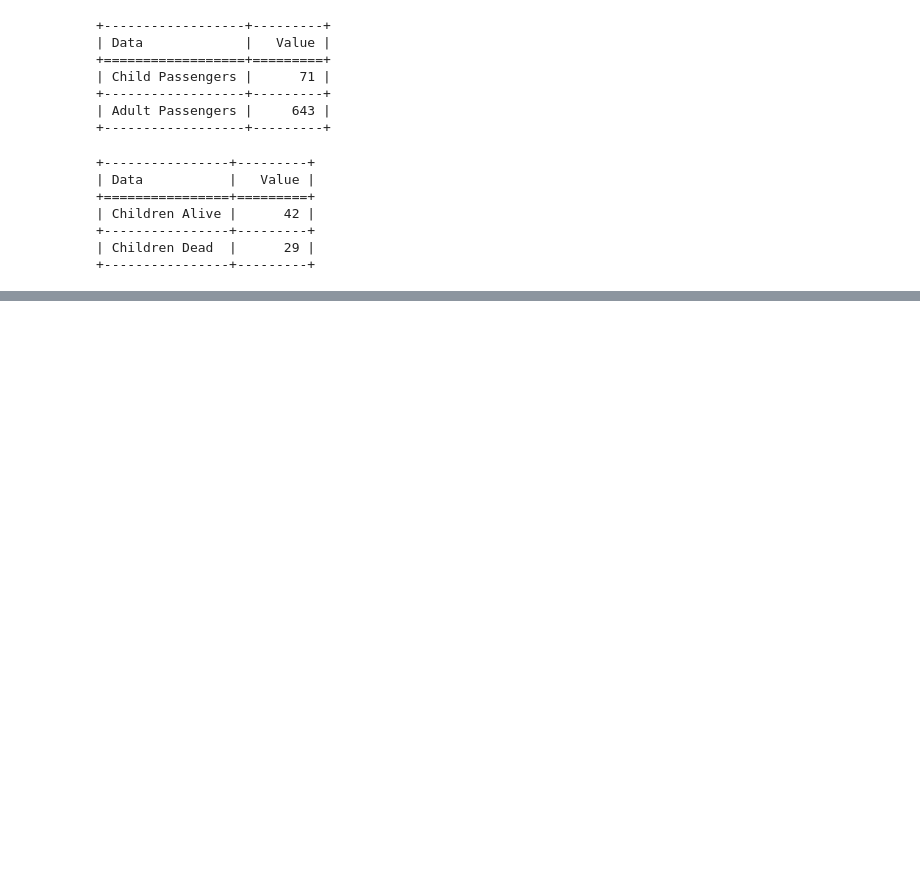
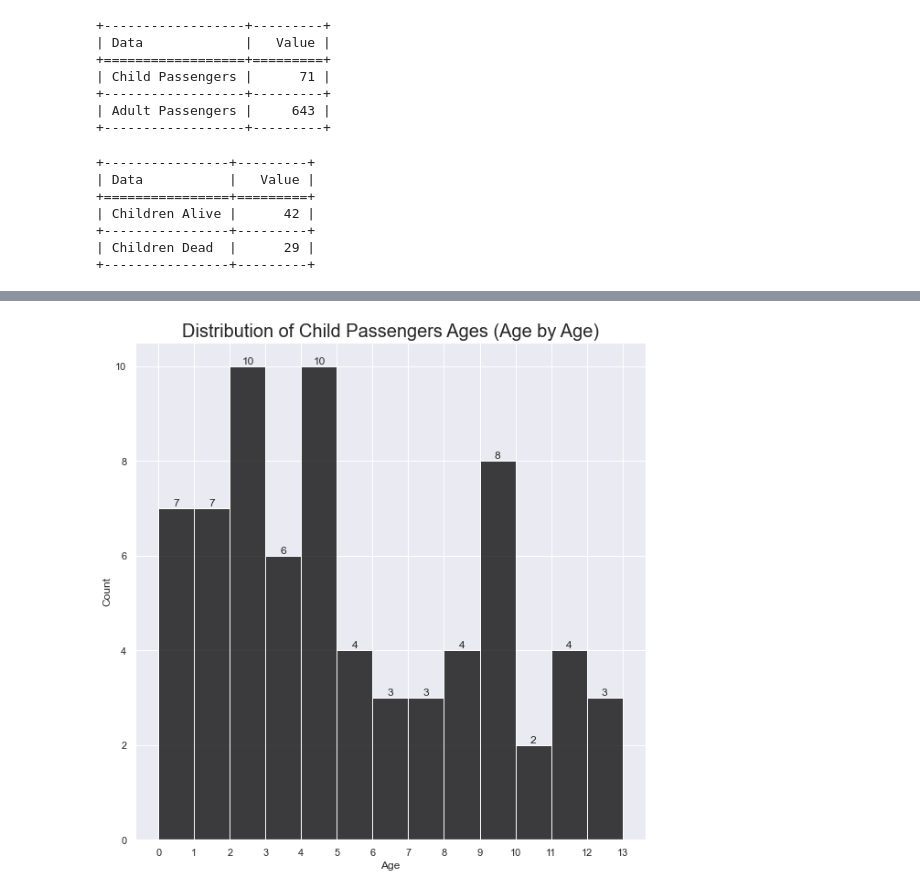
Before and after one commit to AliZ786/COMP-333, a Jupyter notebook: Assignments/Assignment4/LabAssignment4.ipynb, the cells around one changed output, grey strips where cells are left out. Cells and saved outputs as stored; diff of their text form; code cells hidden in the pictures; blank space fills up the shorter version.

```diff
--- a/Assignments/Assignment4/LabAssignment4.ipynb
+++ b/Assignments/Assignment4/LabAssignment4.ipynb
@@ -173,0 +178,19 @@ plt.show()
+# %%
+# We would create a histogram of the distribution of children
+
+ages = list(range(0,14))
+
+plt.figure(figsize=(10,10))
+ax = sns.histplot(data=child_passengers, x='Age', bins=ages, color='black')
+plt.title('Distribution of Child Passengers Ages (Age by Age)', fontdict={'size':20})
+
+# Display count values inside the bars
+for rect in ax.patches:
+    height = rect.get_height()
+    ax.text(rect.get_x() + rect.get_width() / 2, height +0.2, int(height), ha='center', va='top')
+plt.xlabel('Age')
+plt.xticks(ages)
+plt.ylabel('Count')
+plt.show()
+# %% [output]
+[figure, added]
```
Also changed, not shown: parts of 17 cells of this notebook.
